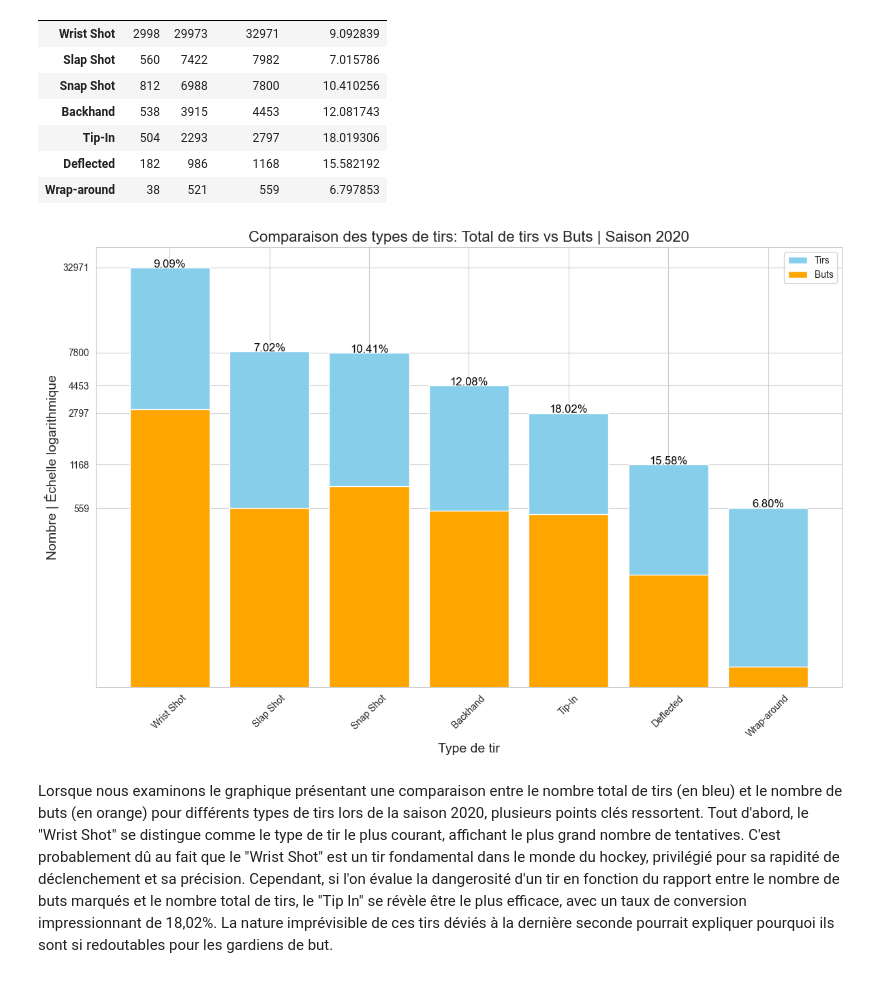
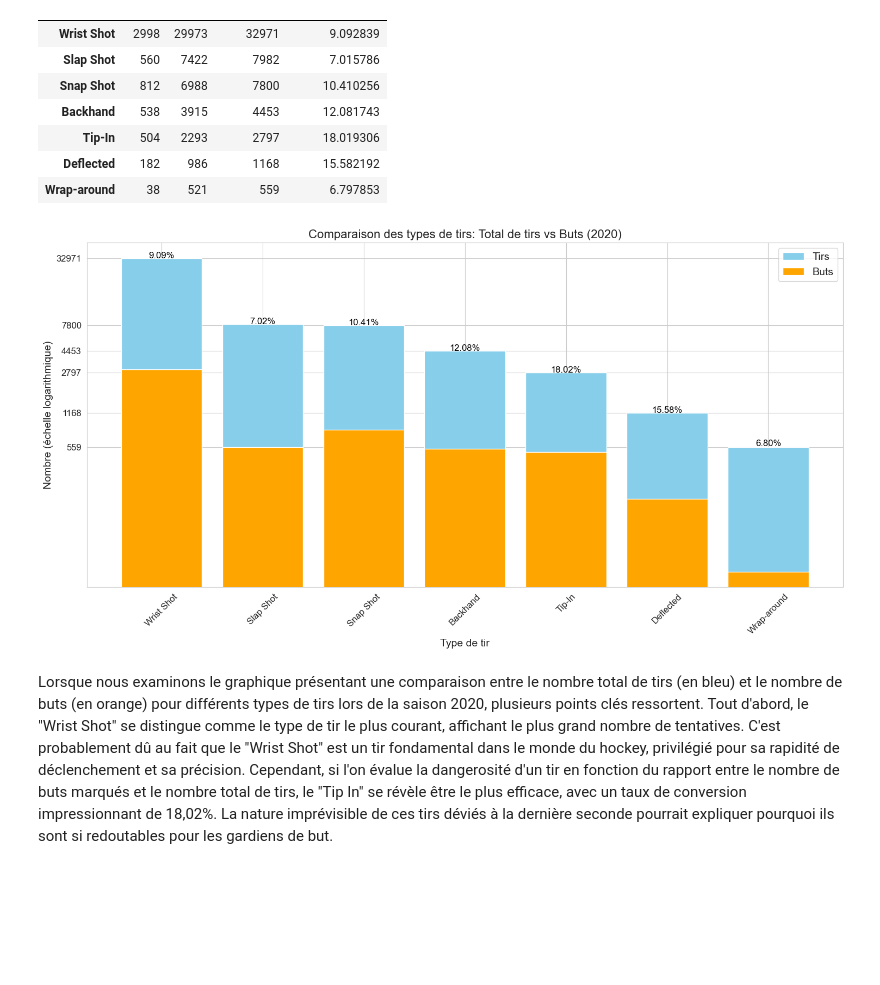
Before and after one commit to AlexMaggioni/NHL_Project, a Jupyter notebook: Visualisations_simples.ipynb, the cells around one changed output. Drawn from its saved outputs; the diff is of its cells as text; code cells hidden in the pictures; blank space fills up the shorter version.

```diff
--- a/Visualisations_simples.ipynb
+++ b/Visualisations_simples.ipynb
@@ -42,36 +42,36 @@ shot_counts
 | Wrap-around | 38 | 521 | 559 | 6.797853 |
 # %%
 # Setting up the plot
-plt.figure(figsize=(12, 8))
+plt.figure(figsize=(15, 8))
 sns.set_style("whitegrid")
 
 # Plotting total shots
 bars = plt.bar(shot_counts.index, shot_counts['TotalShots'], label='Tirs', color='skyblue')
 
 # Plotting goals
 plt.bar(shot_counts.index, shot_counts['GOAL'], label='Buts', color='orange')
 
 # Adding the percentage above each bar
 for i, bar in enumerate(bars):
     plt.text(bar.get_x() + bar.get_width() / 2,  # Centering the percentage in the middle of the bin
              bar.get_height() + 10,  # Adjusting the position to be above the bin
              f"{shot_counts['GoalPercentage'].iloc[i]:.2f}%",
              ha='center', color='black', fontsize=12)
 
 # Adding labels, title, and legend in French
-plt.ylabel('Nombre | Échelle logarithmique', fontsize=14)
+plt.ylabel('Nombre (échelle logarithmique)', fontsize=14)
 plt.xlabel('Type de tir', fontsize=14)
 plt.yscale('log')
-plt.yticks(shot_counts['TotalShots'].drop('Slap Shot'), shot_counts['TotalShots'].drop('Slap Shot'))
-plt.title('Comparaison des types de tirs: Total de tirs vs Buts | Saison 2020', fontsize=16)
-plt.legend()
-plt.xticks(rotation=45)
+plt.yticks(shot_counts['TotalShots'].drop('Slap Shot'), shot_counts['TotalShots'].drop('Slap Shot'), fontsize=12)
+plt.title('Comparaison des types de tirs: Total de tirs vs Buts (2020)', fontsize=16)
+plt.legend(fontsize=14)
+plt.xticks(fontsize=12, rotation=45)
 
 # Displaying the plot
 plt.tight_layout()
 plt.show()
 # %% [output]
-[figure, old version]
+[figure, new version]
 # %% [markdown]
 Lorsque nous examinons le graphique présentant une comparaison entre le nombre total de tirs (en bleu) et le nombre de buts (en orange) pour différents types de tirs lors de la saison 2020, plusieurs points clés ressortent. Tout d'abord, le "Wrist Shot" se distingue comme le type de tir le plus courant, affichant le plus grand nombre de tentatives. C'est probablement dû au fait que le "Wrist Shot" est un tir fondamental dans le monde du hockey, privilégié pour sa rapidité de déclenchement et sa précision. Cependant, si l'on évalue la dangerosité d'un tir en fonction du rapport entre le nombre de buts marqués et le nombre total de tirs, le "Tip In" se révèle être le plus efficace, avec un taux de conversion impressionnant de 18,02%. La nature imprévisible de ces tirs déviés à la dernière seconde pourrait expliquer pourquoi ils sont si redoutables pour les gardiens de but.
 
```
Also changed, not shown: parts of 5 cells of this notebook.
